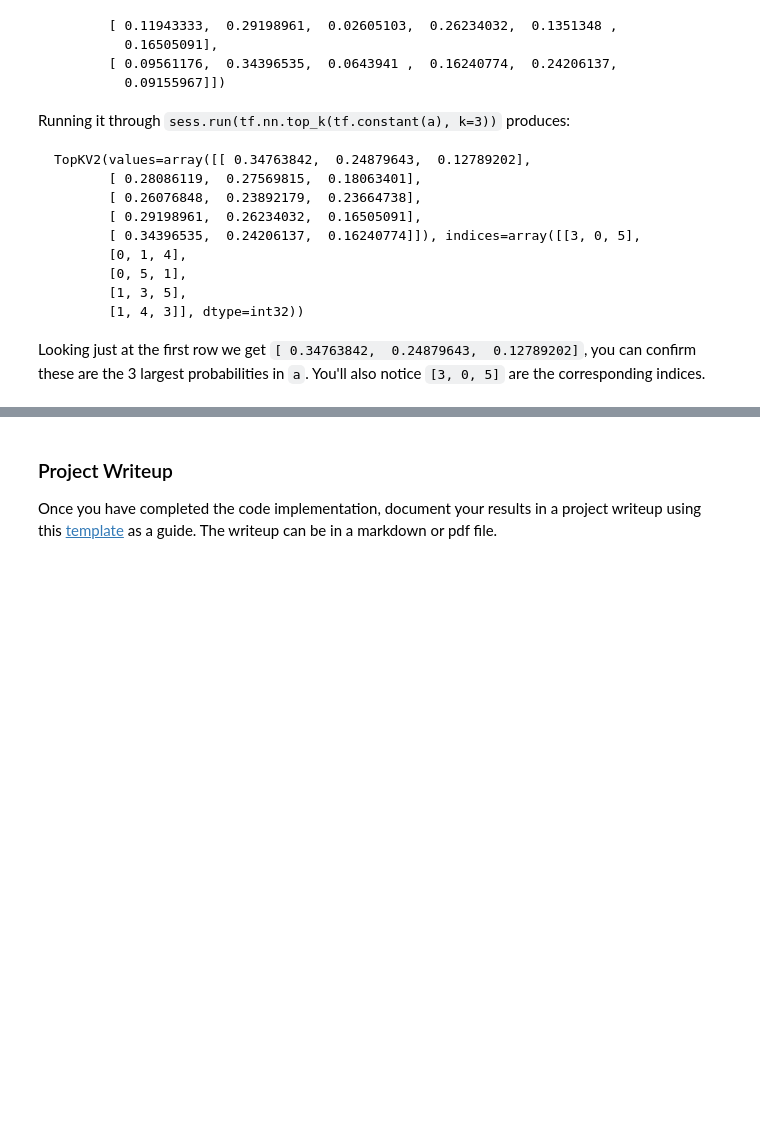
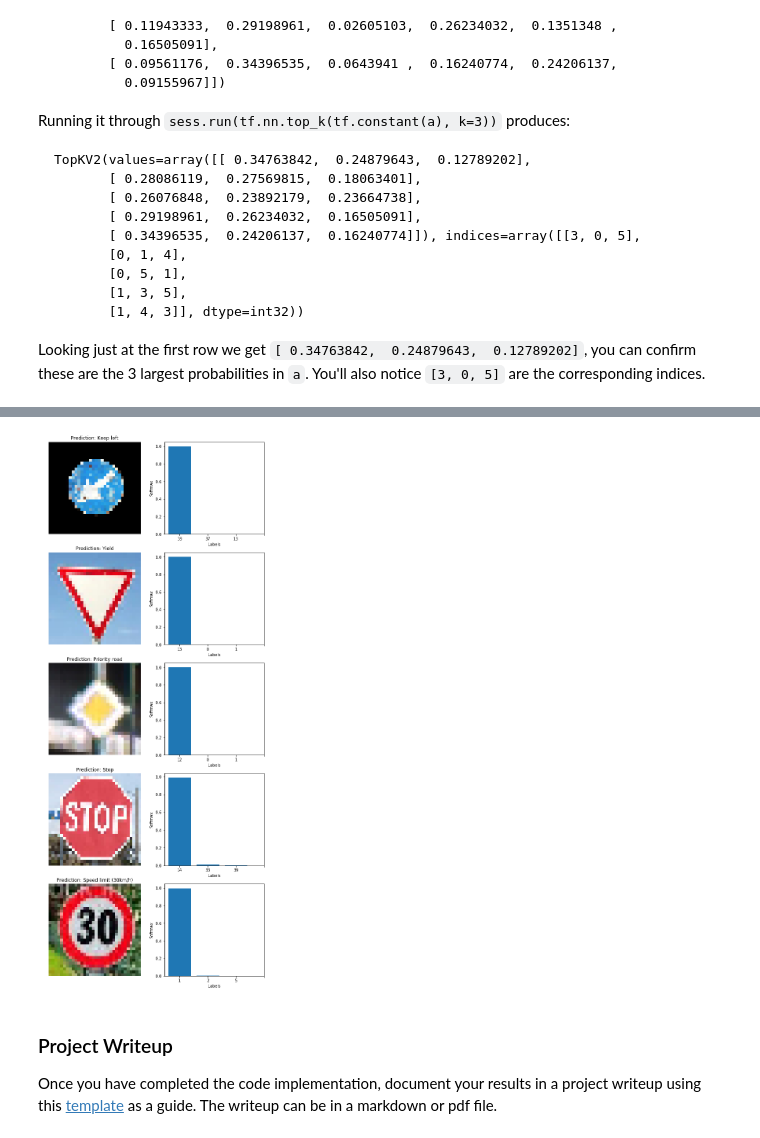
Before and after one commit to renyilin/CarND-Traffic-Sign-Classifier-Project, a Jupyter notebook: Traffic_Sign_Classifier.ipynb, the cells around one changed output, grey strips where cells are left out. Drawn from its saved outputs; the diff is of its cells as text; code cells hidden in the pictures; blank space fills up the shorter version.

```diff
--- a/Traffic_Sign_Classifier.ipynb
+++ b/Traffic_Sign_Classifier.ipynb
@@ -384,6 +383,6 @@ with tf.Session() as sess:
     sess.run(tf.global_variables_initializer())
     saver2 = tf.train.import_meta_graph('./lenet.meta')
     saver2.restore(sess, "./lenet")
-    test_accuracy = evaluate(X_test_normalized, y_test)
+    test_accuracy = evaluate(X_test_normal, y_test)
     print("Test Set Accuracy = {:.3f}".format(test_accuracy))
 # %% [output]
@@ -455,3 +503,15 @@ Looking just at the first row we get `[ 0.34763842,  0.24879643,  0.12789202]`,
 # %%
 ### Print out the top five softmax probabilities for the predictions on the German traffic sign images found on the web.
 ### Feel free to use as many code cells as needed.
+
+# Plot the result
+softmax_logits = tf.nn.softmax(logits)
+TopK = tf.nn.top_k(softmax_logits, k=3)
+
+with tf.Session() as sess:
+    sess.run(tf.global_variables_initializer())
+    saver3 = tf.train.import_meta_graph('./lenet.meta')
+    saver3.restore(sess, "./lenet")
+    TopK_res = sess.run(TopK, feed_dict={x: my_images_normalized, y: my_labels, keep_prob: 1.0})
+
+print(TopK_res)
@@ -458,3 +529,24 @@ Looking just at the first row we get `[ 0.34763842,  0.24879643,  0.12789202]`,
+# %%
+# Plot the result
+fig, axs = plt.subplots(5, 2, figsize=(10, 25))
+axs = axs.ravel()
+for i in range(10):
+    if i%2 == 0:
+        axs[i].axis('off')
+        axs[i].imshow(images[i // 2])
+        label_name = csv_data["SignName"][prediction_label[i//2]]
+        axs[i].set_title("Prediction: %s" % label_name)
+    else:
+        bar_labels = [str(k) for k in TopK_res[1][i // 2]]
+        axs[i].bar(np.arange(3), TopK_res[0][i // 2])
+        axs[i].set_xticklabels(bar_labels)
+        axs[i].set_xticks(np.linspace(0,3,4))
+        axs[i].set_ylabel("Softmax")
+        axs[i].set_xlabel("Labels")
+
+plt.show()
+# %% [output]
+[figure, added]
 # %% [markdown]
 ### Project Writeup
 
```
Also changed, not shown: parts of 11 cells of this notebook, 11 other files.
